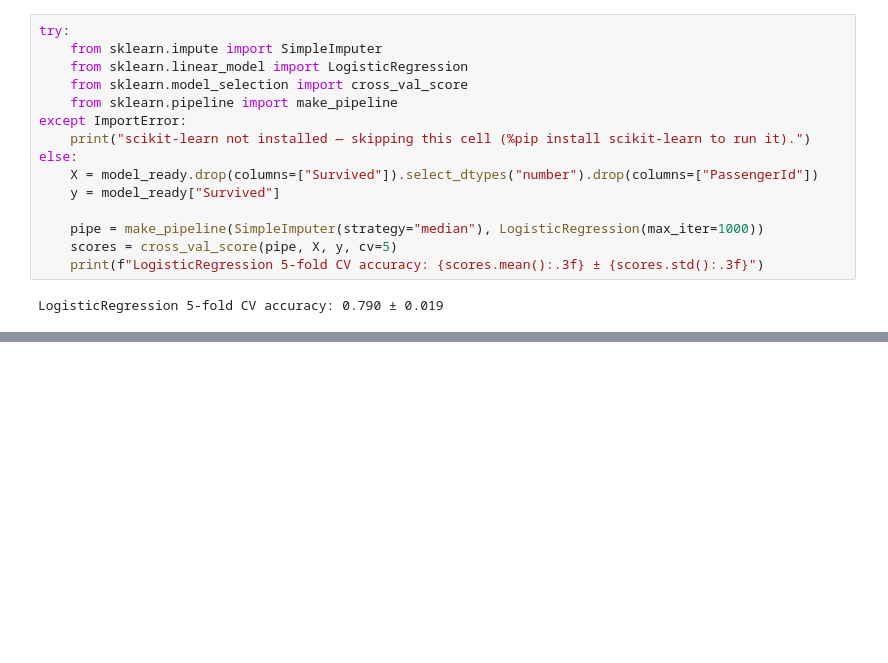
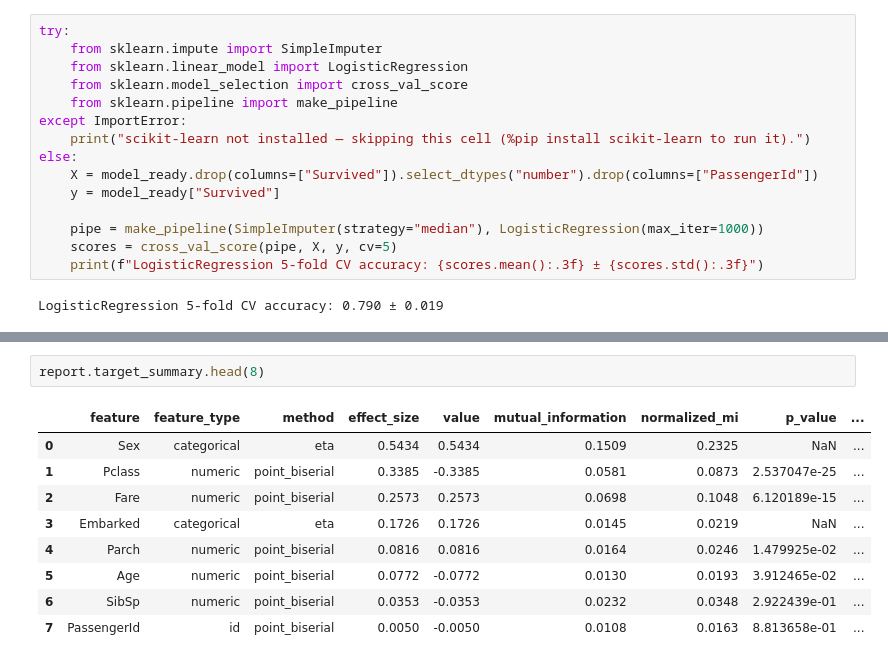
Before and after one commit to haimfeld/se-dat, a Jupyter notebook: examples/titanic_demo.ipynb, the cells around one changed output, grey strips where cells are left out. Cells and saved outputs as stored; diff of their text form; blank space fills up the shorter version.

```diff
--- a/examples/titanic_demo.ipynb
+++ b/examples/titanic_demo.ipynb
@@ -518,0 +507,12 @@ LogisticRegression 5-fold CV accuracy: 0.790 ± 0.019
+# %%
+report.target_summary.head(8)
+# %% [output]
+|  | feature | feature_type | method | effect_size | value | mutual_information | normalized_mi | p_value | ... |
+| 0 | Sex | categorical | eta | 0.5434 | 0.5434 | 0.1509 | 0.2325 | NaN | ... |
+| 1 | Pclass | numeric | point_biserial | 0.3385 | -0.3385 | 0.0581 | 0.0873 | 2.537047e-25 | ... |
+| 2 | Fare | numeric | point_biserial | 0.2573 | 0.2573 | 0.0698 | 0.1048 | 6.120189e-15 | ... |
+| 3 | Embarked | categorical | eta | 0.1726 | 0.1726 | 0.0145 | 0.0219 | NaN | ... |
+| 4 | Parch | numeric | point_biserial | 0.0816 | 0.0816 | 0.0164 | 0.0246 | 1.479925e-02 | ... |
+| 5 | Age | numeric | point_biserial | 0.0772 | -0.0772 | 0.0130 | 0.0193 | 3.912465e-02 | ... |
+| 6 | SibSp | numeric | point_biserial | 0.0353 | -0.0353 | 0.0232 | 0.0348 | 2.922439e-01 | ... |
+| 7 | PassengerId | id | point_biserial | 0.0050 | -0.0050 | 0.0108 | 0.0163 | 8.813658e-01 | ... |
```
Also changed, not shown: parts of 28 cells of this notebook, 26 other files.
